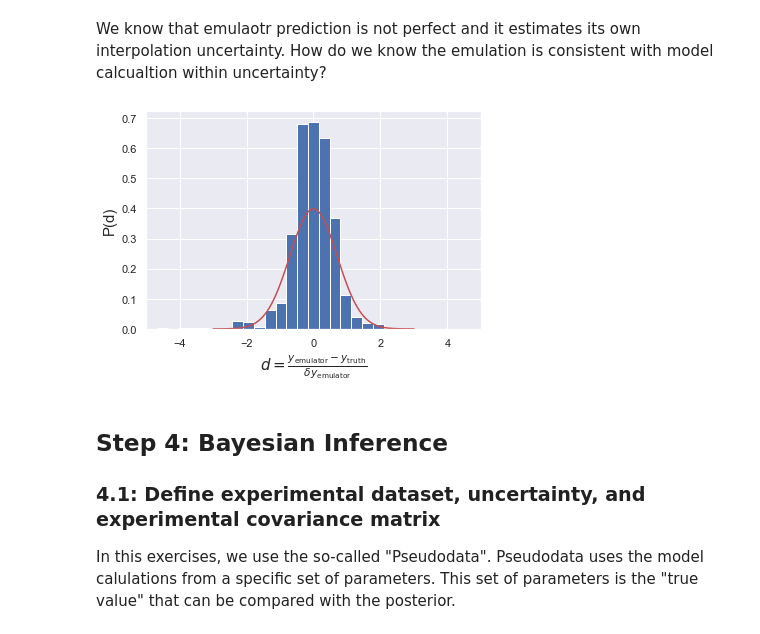
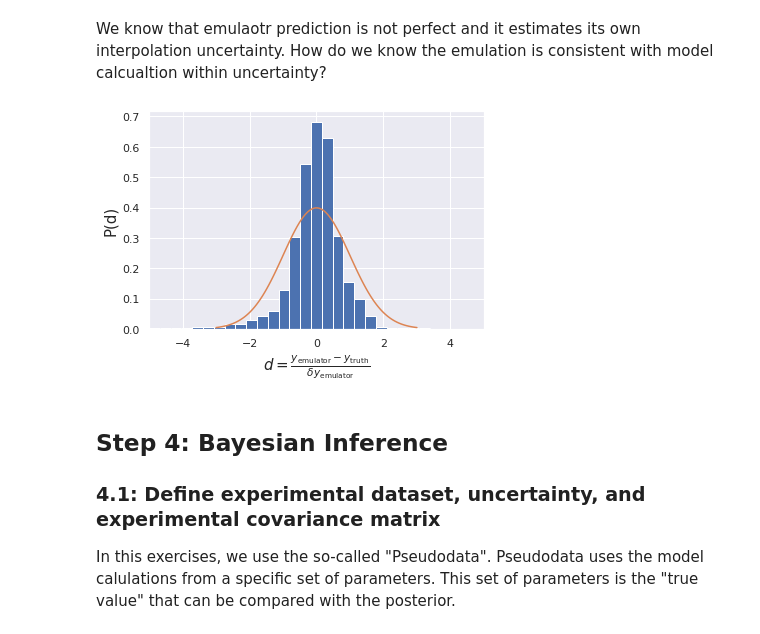
Before and after one commit to JETSCAPE/SummerSchool2021, a Jupyter notebook: Jul28_29_BayesianSoftExample/BayesForSimpleModel.ipynb, the cells around one changed output. Drawn from its saved outputs; the diff is of its cells as text; code cells hidden in the pictures.

```diff
--- a/Jul28_29_BayesianSoftExample/BayesForSimpleModel.ipynb
+++ b/Jul28_29_BayesianSoftExample/BayesForSimpleModel.ipynb
@@ -199,6 +196,6 @@ design_df.head()
 # %%
 #### Block 7 #### Please refer to this number in your questions
-i,j = 0,1
+i,j = 1,2
 hist_1d_2d(design[:,i], design[:,j], ParameterLabels[i], ParameterLabels[j])
 save_fig("Check_design")
 # %% [output]
@@ -242,7 +239,8 @@ save_fig("Check_design_tranformed_obs")
 It is not perfect, but now the distribution looks more like a normal distribution, which is importance for high-performance PCA. Note that the transofrmation stress out the dense region in the previous plot and reduce the degree of non-linear correlation. From now on, we will build emulators that learns how to map novel sets of parameters to $Y_{\rm model} = \left\{ \sqrt{dN_{\rm ch}/d\eta}, \sqrt{v_2} \right\}$
 # %%
 #### Block 10 #### Please refer to this number in your questions
-Y_model = np.sqrt(simulation)
+use_NL = True
+Y_model = np.sqrt(simulation) if use_NL else simulation
 # %% [markdown]
 3. Standardlized the distribuiton $\tilde{Y} = (Y-\bar{Y})/\sigma_Y$ for each observable. This way the PCA algorith does not need to handle extremely large/small numbers or biased distributions that does not centered around zero. This so-called ``StandardScaler'' class in sklearn takes care this transfomation and its inverse transformation.
 # %%
@@ -324,6 +326,11 @@ GPR score is 0.9972719067611201
 # %%
 #### Block 15 #### Please refer to this number in your questions
-def predict_observables(model_parameters):
+
+# This function takes model parmaeters,
+# 1. gets GP emulator prediction on principal components
+# 2. inverse transform of  PCA+standard scaler
+# 3. inverse transform the sqrt(*) non-linear transformation that we add by hand
+def predict_observables(model_parameters, diag_std=False):
     """Predicts the observables for any model parameter value using the trained emulators.
 
     Parameters
@@ -347,14 +354,19 @@ def predict_observables(model_parameters):
             variance.append(std**2)
     mean=np.array(mean).reshape(1,-1)
     inverse_transformed_mean = mean@inverse_tf_matrix + np.array(SS.mean_).reshape(1,-1)
-    new_mean = inverse_transformed_mean**2
+    if use_NL:
+        inverse_transformed_mean = inverse_transformed_mean**2
 
     variance_matrix = np.diag(np.array(variance).flatten())
     inverse_transformed_variance = np.einsum('ik,kl,lj-> ij', inverse_tf_matrix.T, variance_matrix, inverse_tf_matrix,
                                              optimize=False)
-    new_variance = inverse_transformed_variance * np.outer(2.*new_mean[0]/inverse_transformed_mean[0],
-                                                           2.*new_mean[0]/inverse_transformed_mean[0])
-    return new_mean, new_variance
+    if use_NL:
+        inverse_transformed_variance *= np.outer(2.*inverse_transformed_mean[0]**.5,
+                                                 2.*inverse_transformed_mean[0]**.5)
+    if diag_std:
+        return inverse_transformed_mean[0], np.sqrt(np.diag(inverse_transformed_variance))
+    else:
+        return inverse_transformed_mean[0], inverse_transformed_variance
 # %% [markdown]
 ### 3.3 Emulator validation
 
@@ -397,17 +415,30 @@ save_fig("Emulator_validation_1")
 We know that emulaotr prediction is not perfect and it estimates its own interpolation uncertainty. How do we know the emulation is consistent with model calcualtion within uncertainty?
 # %%
 #### Block 17 #### Please refer to this number in your questions
-# A self-normalized check
+
+# Test more extensively! Sample 100 more validation points
+X_validation = design_min + np.random.rand(100, Xdim)*design_ptp
+Y_validation = np.array([np.concatenate(ToyModel(param)) for param in X_validation])
+
+A = np.array([predict_observables(it, diag_std=True) for it in X_validation])
+Y_predicted = A[:,0,:]
+Y_std = A[:,1,:]
+
+# This time, we use a self-normalized quantity to check if the uncertainty estimation is
+# resaonble: delta = (y_emulated - y_model)/std_emulated
 normalized_discrepancy = ((Y_predicted - Y_validation)/Y_std).flatten()
 _ = plt.hist(normalized_discrepancy, bins=31, range=[-5,5], density=True)
-x = np.linspace(-3,3,101)
-plt.plot(x, np.exp(-x**2)/np.sqrt(2*np.pi),'r-')
+
+# It should look like a standard normal distribution
+x = np.linspace(-3,3,100)
+from scipy.stats import norm
+plt.plot(x, norm.pdf(x,0,1))
 plt.xlabel(r"$d=\frac{y_{\rm emulator}-y_{\rm truth}}{\delta y_{\rm emulator}}$", fontsize=15)
 plt.ylabel(r"P(d)", fontsize=15)
 plt.xlim(-5,5)
 save_fig("Emulator_validation_self_normed")
 # %% [output]
-[figure, old version]
+[figure, new version]
 # %% [markdown]
 ## Step 4: Bayesian Inference
 
```
Also changed, not shown: parts of 23 cells of this notebook, 19 other files.
